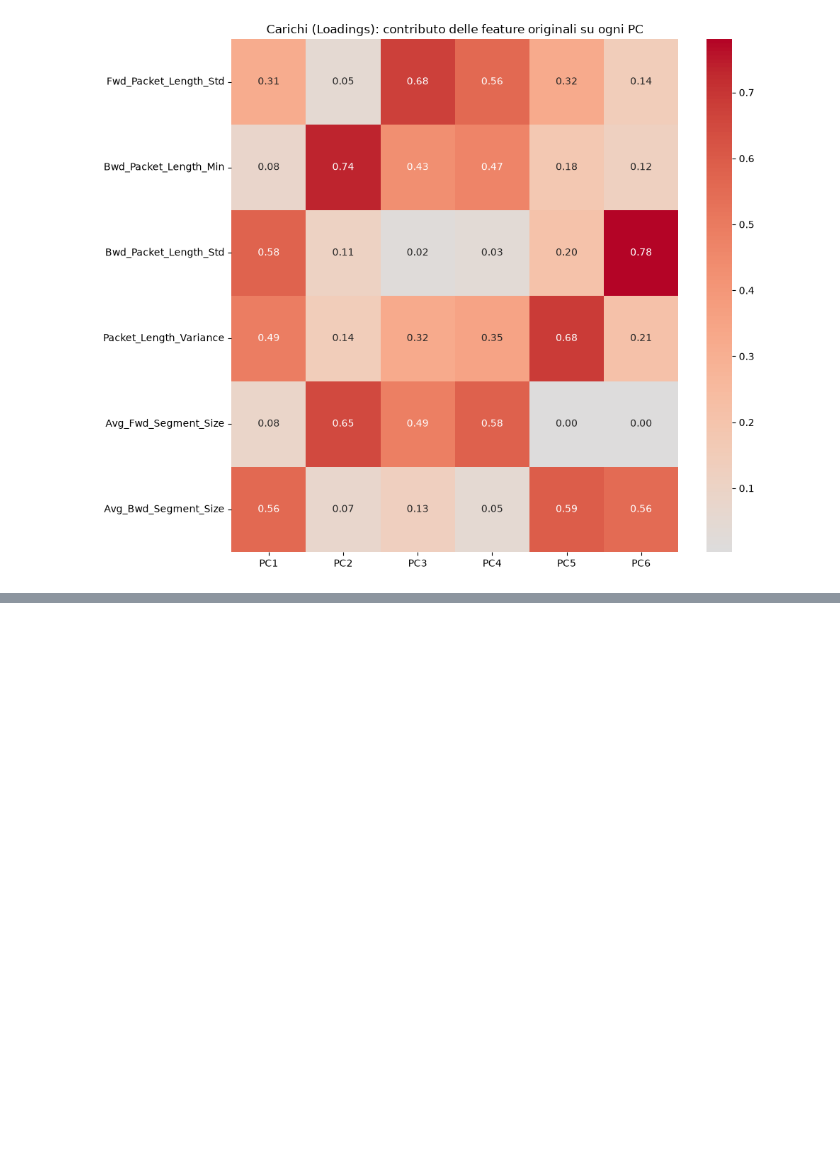
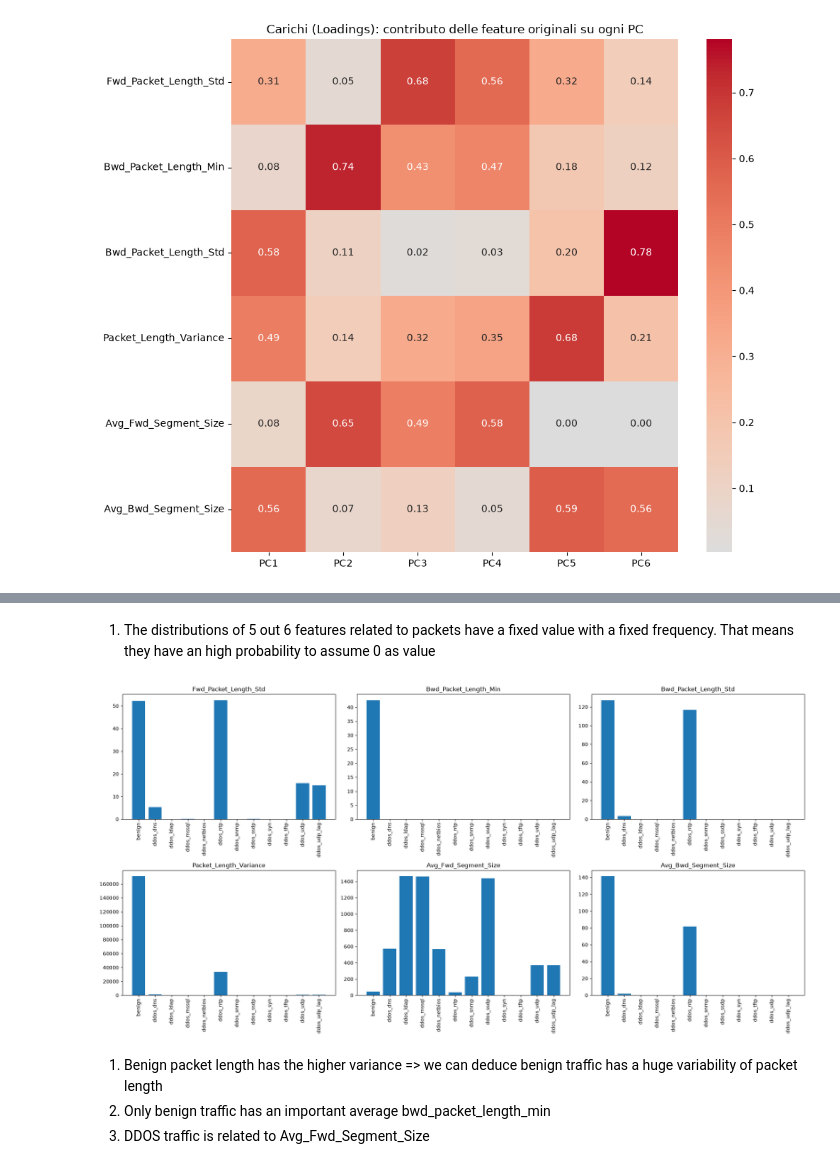
Before and after one commit to terrons-poli/ml, a Jupyter notebook: preprocessing/features.ipynb, the cells around one changed output, grey strips where cells are left out. Saved outputs shown, nothing was run; the diff lists cells and outputs as text; code cells hidden in the pictures; blank space fills up the shorter version.

```diff
--- a/preprocessing/features.ipynb
+++ b/preprocessing/features.ipynb
@@ -203,0 +216,25 @@ plt.show()
+# %% [markdown]
+1. The distributions of 5 out 6 features related to packets have a fixed value with a fixed frequency. That means they have an high probability to assume 0 as value
+# %%
+label = df['label']
+
+subdfridotto_label = subdfridotto.copy()
+subdfridotto_label['label'] = label
+
+mean_class = subdfridotto_label.groupby(by='label').mean()
+
+figure, axes = plt.subplots(2,3,figsize=(20,10))
+
+for ax, col in zip(axes.flatten(), mean_class.columns):
+    ax.bar(x=mean_class.index, height=mean_class[col])
+    ax.set_title(col)
+    ax.tick_params(axis='x',rotation=90)
+
+plt.tight_layout()
+plt.show()
+# %% [output]
+[figure, added]
+# %% [markdown]
+1. Benign packet length has the higher variance => we can deduce benign traffic has a huge variability of packet length
+2. Only benign traffic has an important average bwd_packet_length_min
+3. DDOS traffic is related to Avg_Fwd_Segment_Size
```
Also changed, not shown: parts of 2 cells of this notebook.
